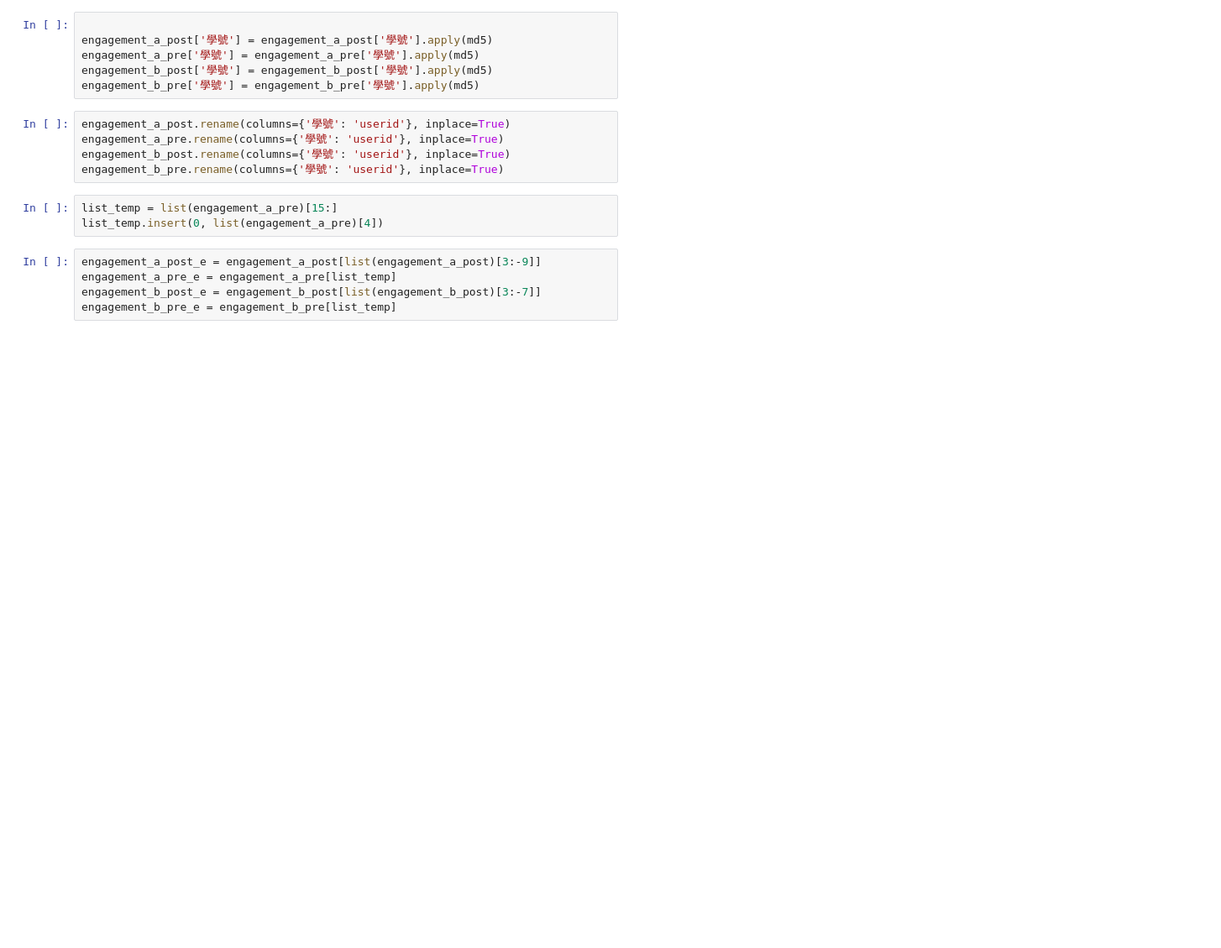
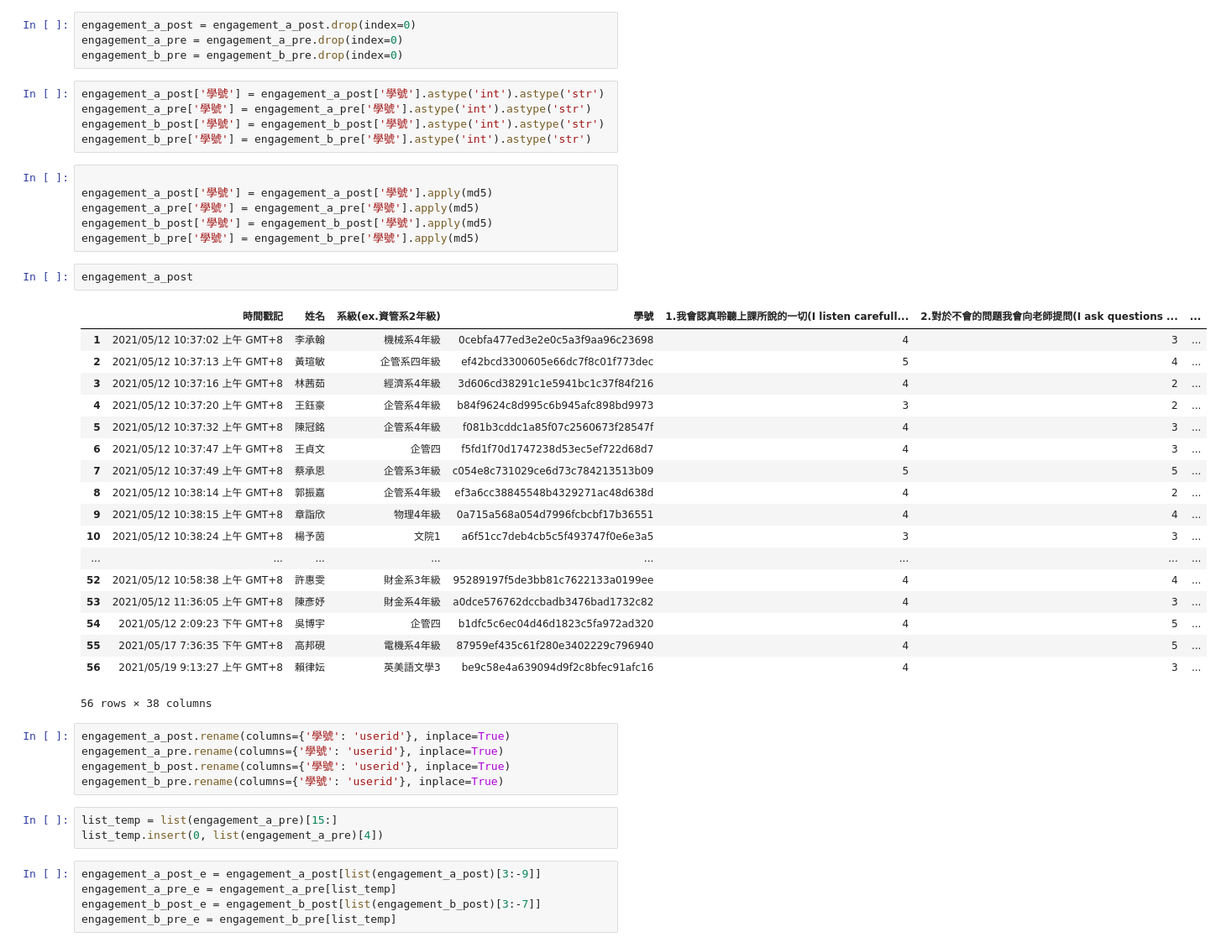
Before and after one commit to advapplab/LBLS160, a Jupyter notebook: engagement.ipynb, the cells around one changed output. Shown at 84% size. Saved outputs shown, nothing was run; the diff lists cells and outputs as text; blank space fills up the shorter version.

```diff
--- a/engagement.ipynb
+++ b/engagement.ipynb
@@ -17,12 +17,42 @@ def md5(i):
     #print('加密後為 ：' + hl.hexdigest())
 
     return hl.hexdigest()
+# %%
+engagement_a_post = engagement_a_post.drop(index=0)
+engagement_a_pre = engagement_a_pre.drop(index=0)
+engagement_b_pre = engagement_b_pre.drop(index=0)
+# %%
+engagement_a_post['學號'] = engagement_a_post['學號'].astype('int').astype('str')
+engagement_a_pre['學號'] = engagement_a_pre['學號'].astype('int').astype('str')
+engagement_b_post['學號'] = engagement_b_post['學號'].astype('int').astype('str')
+engagement_b_pre['學號'] = engagement_b_pre['學號'].astype('int').astype('str')
 # %%
 
 engagement_a_post['學號'] = engagement_a_post['學號'].apply(md5)
 engagement_a_pre['學號'] = engagement_a_pre['學號'].apply(md5)
 engagement_b_post['學號'] = engagement_b_post['學號'].apply(md5)
 engagement_b_pre['學號'] = engagement_b_pre['學號'].apply(md5)
+# %%
+engagement_a_post
+# %% [output]
+|  | 時間戳記 | 姓名 | 系級(ex.資管系2年級) | 學號 | 1.我會認真聆聽上課所說的一切(I listen carefull... | 2.對於不會的問題我會向老師提問(I ask questions ... | ... |
+| 1 | 2021/05/12 10:37:02 上午 GMT+8 | 李承翰 | 機械系4年級 | 0cebfa477ed3e2e0c5a3f9aa96c23698 | 4 | 3 | ... |
+| 2 | 2021/05/12 10:37:13 上午 GMT+8 | 黃瑄敏 | 企管系四年級 | ef42bcd3300605e66dc7f8c01f773dec | 5 | 4 | ... |
+| 3 | 2021/05/12 10:37:16 上午 GMT+8 | 林茜茹 | 經濟系4年級 | 3d606cd38291c1e5941bc1c37f84f216 | 4 | 2 | ... |
+| 4 | 2021/05/12 10:37:20 上午 GMT+8 | 王鈺豪 | 企管系4年級 | b84f9624c8d995c6b945afc898bd9973 | 3 | 2 | ... |
+| 5 | 2021/05/12 10:37:32 上午 GMT+8 | 陳冠銘 | 企管系4年級 | f081b3cddc1a85f07c2560673f28547f | 4 | 3 | ... |
+| 6 | 2021/05/12 10:37:47 上午 GMT+8 | 王貞文 | 企管四 | f5fd1f70d1747238d53ec5ef722d68d7 | 4 | 3 | ... |
+| 7 | 2021/05/12 10:37:49 上午 GMT+8 | 蔡承恩 | 企管系3年級 | c054e8c731029ce6d73c784213513b09 | 5 | 5 | ... |
+| 8 | 2021/05/12 10:38:14 上午 GMT+8 | 郭振嘉 | 企管系4年級 | ef3a6cc38845548b4329271ac48d638d | 4 | 2 | ... |
+| 9 | 2021/05/12 10:38:15 上午 GMT+8 | 章詣欣 | 物理4年級 | 0a715a568a054d7996fcbcbf17b36551 | 4 | 4 | ... |
+| 10 | 2021/05/12 10:38:24 上午 GMT+8 | 楊予茵 | 文院1 | a6f51cc7deb4cb5c5f493747f0e6e3a5 | 3 | 3 | ... |
+| ... | ... | ... | ... | ... | ... | ... | ... |
+| 52 | 2021/05/12 10:58:38 上午 GMT+8 | 許惠雯 | 財金系3年級 | 95289197f5de3bb81c7622133a0199ee | 4 | 4 | ... |
+| 53 | 2021/05/12 11:36:05 上午 GMT+8 | 陳彥妤 | 財金系4年級 | a0dce576762dccbadb3476bad1732c82 | 4 | 3 | ... |
+| 54 | 2021/05/12 2:09:23 下午 GMT+8 | 吳博宇 | 企管四 | b1dfc5c6ec04d46d1823c5fa972ad320 | 4 | 5 | ... |
+| 55 | 2021/05/17 7:36:35 下午 GMT+8 | 高邦硯 | 電機系4年級 | 87959ef435c61f280e3402229c796940 | 4 | 5 | ... |
+| 56 | 2021/05/19 9:13:27 上午 GMT+8 | 賴律妘 | 英美語文學3 | be9c58e4a639094d9f2c8bfec91afc16 | 4 | 3 | ... |
+56 rows × 38 columns
 # %%
 engagement_a_post.rename(columns={'學號': 'userid'}, inplace=True)
 engagement_a_pre.rename(columns={'學號': 'userid'}, inplace=True)
```
Also changed, not shown: parts of 9 cells of this notebook, 9 other files.
